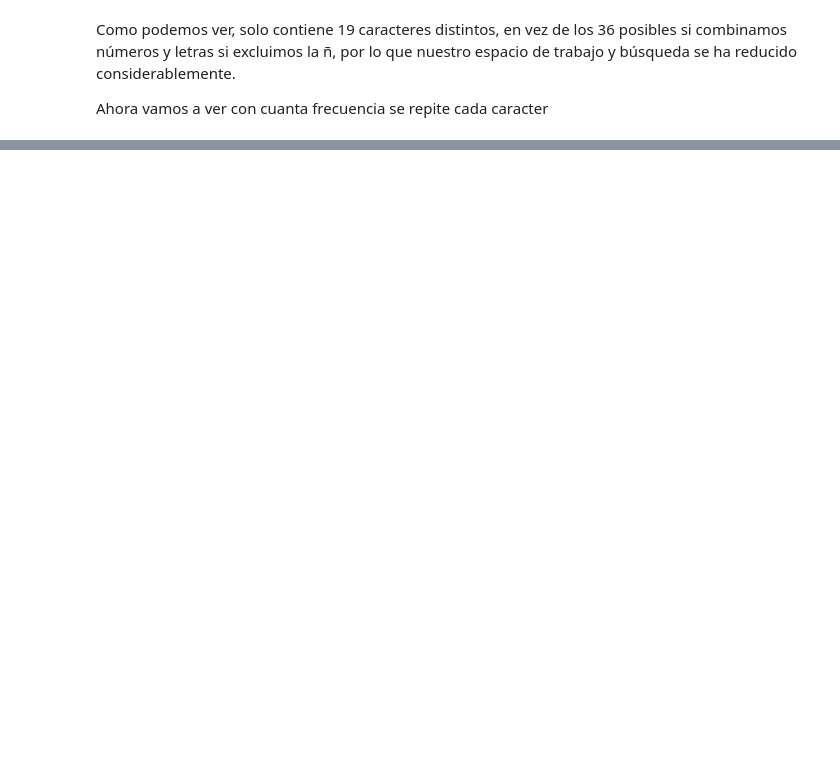
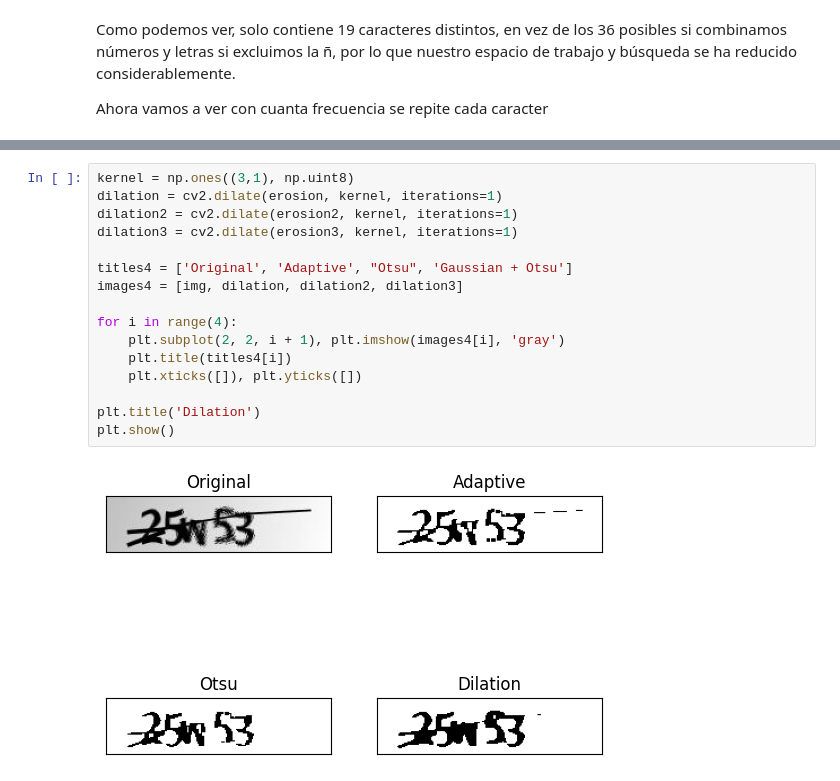
Before and after one commit to cabamarcos/Captcha_recognition, a Jupyter notebook: IAO.ipynb, the cells around one changed output, grey strips where cells are left out. Drawn from its saved outputs; the diff is of its cells as text; blank space fills up the shorter version.

```diff
--- a/IAO.ipynb
+++ b/IAO.ipynb
@@ -133,0 +204,18 @@ plt.show()
+# %%
+kernel = np.ones((3,1), np.uint8)
+dilation = cv2.dilate(erosion, kernel, iterations=1)
+dilation2 = cv2.dilate(erosion2, kernel, iterations=1)
+dilation3 = cv2.dilate(erosion3, kernel, iterations=1)
+
+titles4 = ['Original', 'Adaptive', "Otsu", 'Gaussian + Otsu']
+images4 = [img, dilation, dilation2, dilation3]
+
+for i in range(4):
+    plt.subplot(2, 2, i + 1), plt.imshow(images4[i], 'gray')
+    plt.title(titles4[i])
+    plt.xticks([]), plt.yticks([])
+
+plt.title('Dilation')
+plt.show()
+# %% [output]
+[figure, added]
```
Also changed, not shown: parts of 18 cells of this notebook.
